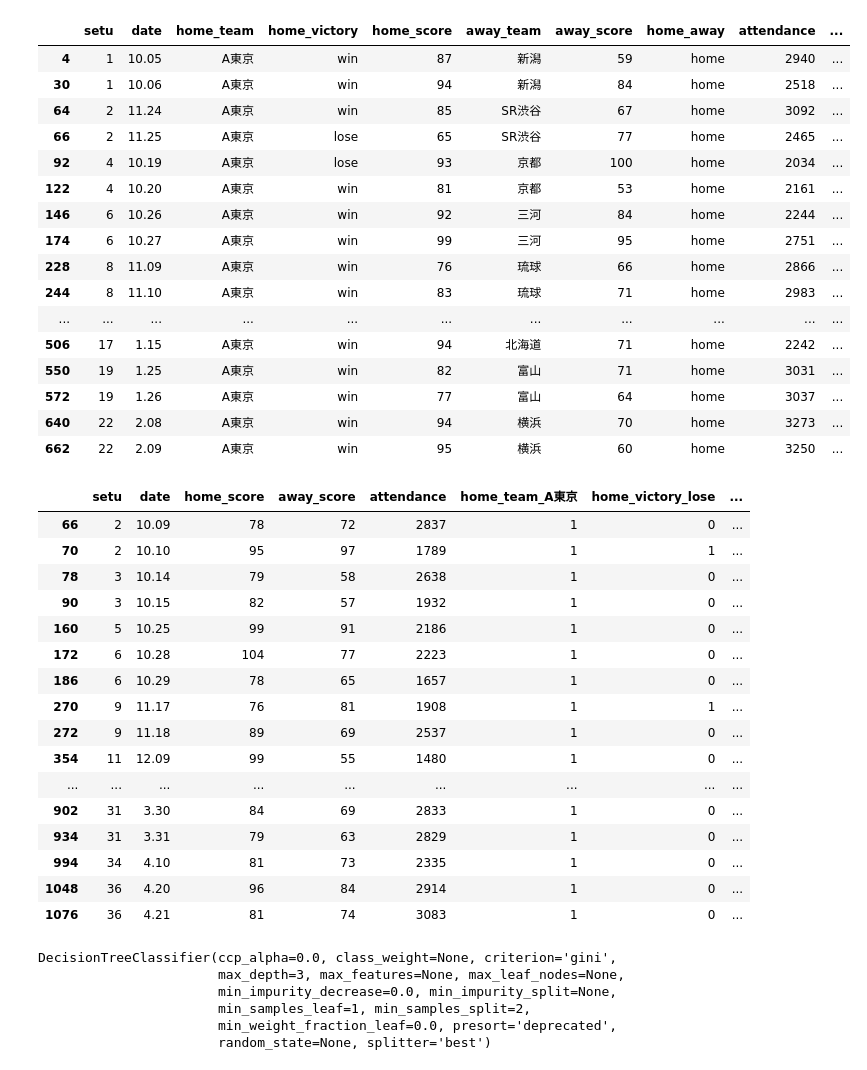
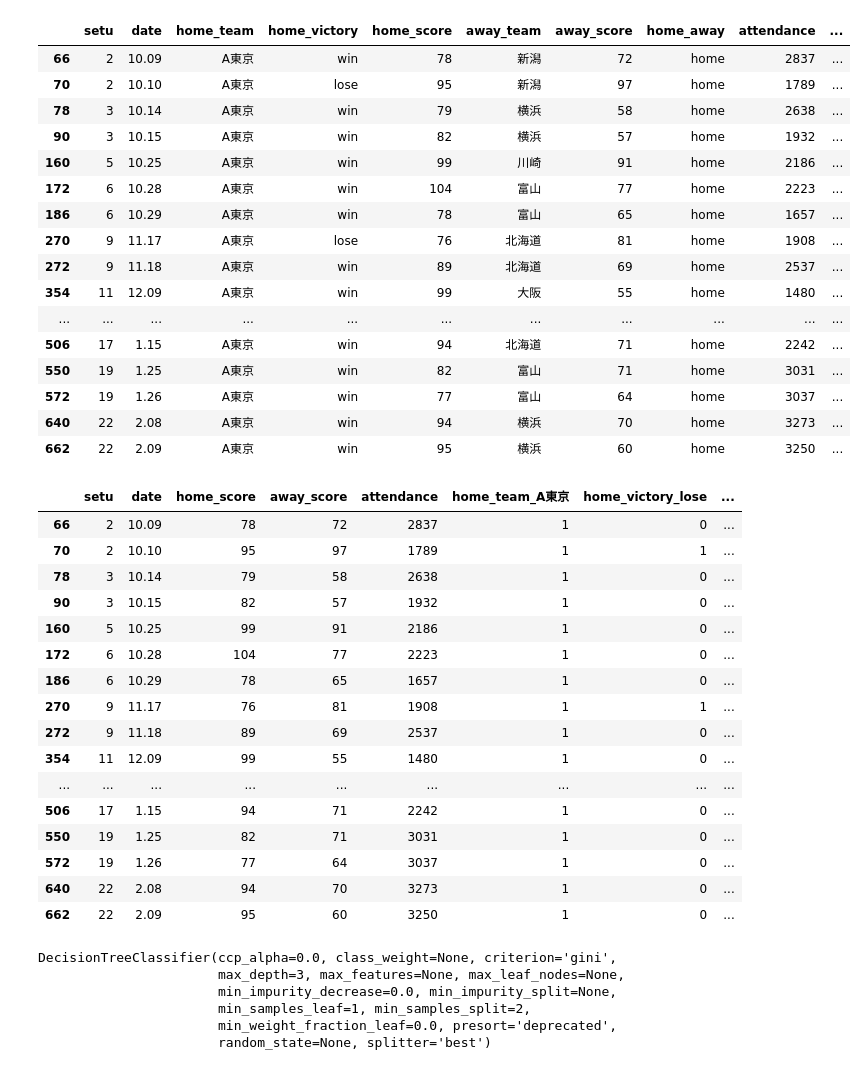
Before and after one commit to hikarut/Data-Science, a Jupyter notebook: notebooks/bleague/win/decisionTree.ipynb, the cells around one changed output. Drawn from its saved outputs; the diff is of its cells as text; code cells hidden in the pictures.

```diff
--- a/notebooks/bleague/win/decisionTree.ipynb
+++ b/notebooks/bleague/win/decisionTree.ipynb
@@ -5,28 +5,31 @@ import pandas as pd
 b1_2017 = pd.read_csv("b1_2017.csv", sep=",")
 b1_2018 = pd.read_csv("b1_2018.csv", sep=",")
 b1_2017_2018 = pd.concat([b1_2017, b1_2018])
+b1_all = pd.concat([b1_2017, b1_2018, b1_2019])
 
 # 予測データ
 b1_2019 = pd.read_csv("b1_2019.csv", sep=",")
 # %%
 atokyo_2017_2018 = b1_2017_2018[(b1_2017_2018['home_team'] == 'A東京') & (b1_2017_2018['home_away'] == 'home')]
 atokyo_2019 = b1_2019[(b1_2019['home_team'] == 'A東京') & (b1_2019['home_away'] == 'home')]
+atokyo_all = b1_all[(b1_all['home_team'] == 'A東京') & (b1_all['home_away'] == 'home')]
 
 pd.set_option('display.max_rows', 100)
 # atokyo_2017_2018
-atokyo_2019
+# atokyo_2019
+atokyo_all
 # %% [output]
 |  | setu | date | home_team | home_victory | home_score | away_team | away_score | home_away | attendance | ... |
-| 4 | 1 | 10.05 | A東京 | win | 87 | 新潟 | 59 | home | 2940 | ... |
-| 30 | 1 | 10.06 | A東京 | win | 94 | 新潟 | 84 | home | 2518 | ... |
-| 64 | 2 | 11.24 | A東京 | win | 85 | SR渋谷 | 67 | home | 3092 | ... |
-| 66 | 2 | 11.25 | A東京 | lose | 65 | SR渋谷 | 77 | home | 2465 | ... |
-| 92 | 4 | 10.19 | A東京 | lose | 93 | 京都 | 100 | home | 2034 | ... |
-| 122 | 4 | 10.20 | A東京 | win | 81 | 京都 | 53 | home | 2161 | ... |
-| 146 | 6 | 10.26 | A東京 | win | 92 | 三河 | 84 | home | 2244 | ... |
-| 174 | 6 | 10.27 | A東京 | win | 99 | 三河 | 95 | home | 2751 | ... |
-| 228 | 8 | 11.09 | A東京 | win | 76 | 琉球 | 66 | home | 2866 | ... |
-| 244 | 8 | 11.10 | A東京 | win | 83 | 琉球 | 71 | home | 2983 | ... |
+| 66 | 2 | 10.09 | A東京 | win | 78 | 新潟 | 72 | home | 2837 | ... |
+| 70 | 2 | 10.10 | A東京 | lose | 95 | 新潟 | 97 | home | 1789 | ... |
+| 78 | 3 | 10.14 | A東京 | win | 79 | 横浜 | 58 | home | 2638 | ... |
+| 90 | 3 | 10.15 | A東京 | win | 82 | 横浜 | 57 | home | 1932 | ... |
+| 160 | 5 | 10.25 | A東京 | win | 99 | 川崎 | 91 | home | 2186 | ... |
+| 172 | 6 | 10.28 | A東京 | win | 104 | 富山 | 77 | home | 2223 | ... |
+| 186 | 6 | 10.29 | A東京 | win | 78 | 富山 | 65 | home | 1657 | ... |
+| 270 | 9 | 11.17 | A東京 | lose | 76 | 北海道 | 81 | home | 1908 | ... |
+| 272 | 9 | 11.18 | A東京 | win | 89 | 北海道 | 69 | home | 2537 | ... |
+| 354 | 11 | 12.09 | A東京 | win | 99 | 大阪 | 55 | home | 1480 | ... |
 | ... | ... | ... | ... | ... | ... | ... | ... | ... | ... | ... |
 | 506 | 17 | 1.15 | A東京 | win | 94 | 北海道 | 71 | home | 2242 | ... |
 | 550 | 19 | 1.25 | A東京 | win | 82 | 富山 | 71 | home | 3031 | ... |
@@ -36,7 +39,8 @@ atokyo_2019
 # %%
 atokyo_2017_2018 = pd.get_dummies(atokyo_2017_2018)
 atokyo_2019 = pd.get_dummies(atokyo_2019)
-atokyo_2017_2018
+atokyo_all = pd.get_dummies(atokyo_all)
+atokyo_all
 # %% [output]
 |  | setu | date | home_score | away_score | attendance | home_team_A東京 | home_victory_lose | ... |
 | 66 | 2 | 10.09 | 78 | 72 | 2837 | 1 | 0 | ... |
@@ -50,11 +54,11 @@ atokyo_2017_2018
 | 272 | 9 | 11.18 | 89 | 69 | 2537 | 1 | 0 | ... |
 | 354 | 11 | 12.09 | 99 | 55 | 1480 | 1 | 0 | ... |
 | ... | ... | ... | ... | ... | ... | ... | ... | ... |
-| 902 | 31 | 3.30 | 84 | 69 | 2833 | 1 | 0 | ... |
-| 934 | 31 | 3.31 | 79 | 63 | 2829 | 1 | 0 | ... |
-| 994 | 34 | 4.10 | 81 | 73 | 2335 | 1 | 0 | ... |
-| 1048 | 36 | 4.20 | 96 | 84 | 2914 | 1 | 0 | ... |
-| 1076 | 36 | 4.21 | 81 | 74 | 3083 | 1 | 0 | ... |
+| 506 | 17 | 1.15 | 94 | 71 | 2242 | 1 | 0 | ... |
+| 550 | 19 | 1.25 | 82 | 71 | 3031 | 1 | 0 | ... |
+| 572 | 19 | 1.26 | 77 | 64 | 3037 | 1 | 0 | ... |
+| 640 | 22 | 2.08 | 94 | 70 | 3273 | 1 | 0 | ... |
+| 662 | 22 | 2.09 | 95 | 60 | 3250 | 1 | 0 | ... |
 # %%
 from sklearn import tree
 
```
